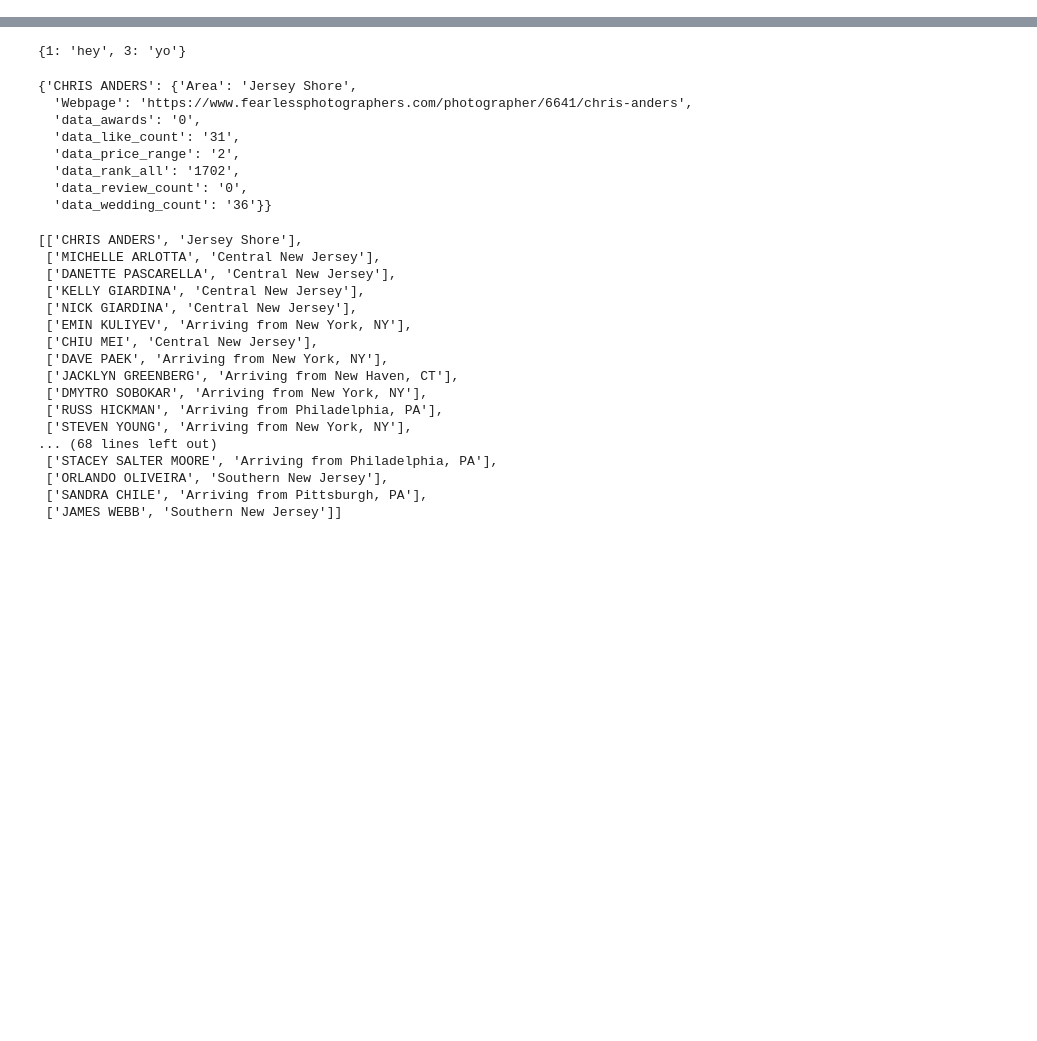
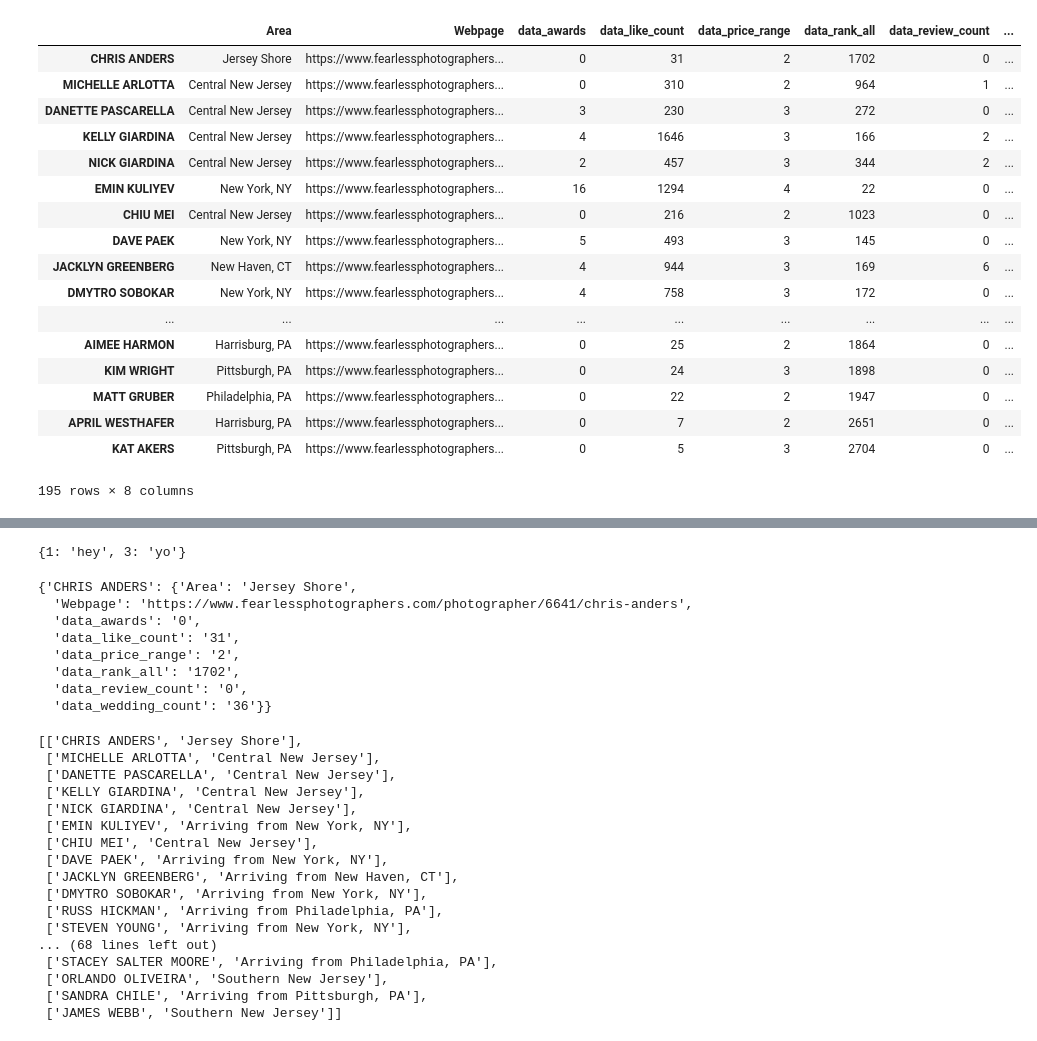
Before and after one commit to rvent/image_classifier, a Jupyter notebook: Photographer_Recommender_Content_Base.ipynb, the cells around one changed output, grey strips where cells are left out. Drawn from its saved outputs; the diff is of its cells as text; code cells hidden in the pictures; blank space fills up the shorter version.

```diff
--- a/Photographer_Recommender_Content_Base.ipynb
+++ b/Photographer_Recommender_Content_Base.ipynb
@@ -95,3 +64,30 @@ def create_photographer_dictionaries(general_info, stats, links):
     for idx in range(size):
         dic.update(create_photographer_dictionary(general_info[idx], stats[idx], links[idx]))
     return dic
+# %%
+general_info, stats, links = get_fearless_photographers(STATE_NUM)
+# %%
+photographers = create_photographer_dictionaries(general_info, stats, links)
+# %%
+photographers_df = pd.DataFrame(photographers).T
+# %%
+photographers_df
+# %% [output]
+|  | Area | Webpage | data_awards | data_like_count | data_price_range | data_rank_all | data_review_count | ... |
+| CHRIS ANDERS | Jersey Shore | https://www.fearlessphotographers... | 0 | 31 | 2 | 1702 | 0 | ... |
+| MICHELLE ARLOTTA | Central New Jersey | https://www.fearlessphotographers... | 0 | 310 | 2 | 964 | 1 | ... |
+| DANETTE PASCARELLA | Central New Jersey | https://www.fearlessphotographers... | 3 | 230 | 3 | 272 | 0 | ... |
+| KELLY GIARDINA | Central New Jersey | https://www.fearlessphotographers... | 4 | 1646 | 3 | 166 | 2 | ... |
+| NICK GIARDINA | Central New Jersey | https://www.fearlessphotographers... | 2 | 457 | 3 | 344 | 2 | ... |
+| EMIN KULIYEV | New York, NY | https://www.fearlessphotographers... | 16 | 1294 | 4 | 22 | 0 | ... |
+| CHIU MEI | Central New Jersey | https://www.fearlessphotographers... | 0 | 216 | 2 | 1023 | 0 | ... |
+| DAVE PAEK | New York, NY | https://www.fearlessphotographers... | 5 | 493 | 3 | 145 | 0 | ... |
+| JACKLYN GREENBERG | New Haven, CT | https://www.fearlessphotographers... | 4 | 944 | 3 | 169 | 6 | ... |
+| DMYTRO SOBOKAR | New York, NY | https://www.fearlessphotographers... | 4 | 758 | 3 | 172 | 0 | ... |
+| ... | ... | ... | ... | ... | ... | ... | ... | ... |
+| AIMEE HARMON | Harrisburg, PA | https://www.fearlessphotographers... | 0 | 25 | 2 | 1864 | 0 | ... |
+| KIM WRIGHT | Pittsburgh, PA | https://www.fearlessphotographers... | 0 | 24 | 3 | 1898 | 0 | ... |
+| MATT GRUBER | Philadelphia, PA | https://www.fearlessphotographers... | 0 | 22 | 2 | 1947 | 0 | ... |
+| APRIL WESTHAFER | Harrisburg, PA | https://www.fearlessphotographers... | 0 | 7 | 2 | 2651 | 0 | ... |
+| KAT AKERS | Pittsburgh, PA | https://www.fearlessphotographers... | 0 | 5 | 3 | 2704 | 0 | ... |
+195 rows × 8 columns
```
Also changed, not shown: parts of 7 cells of this notebook.
